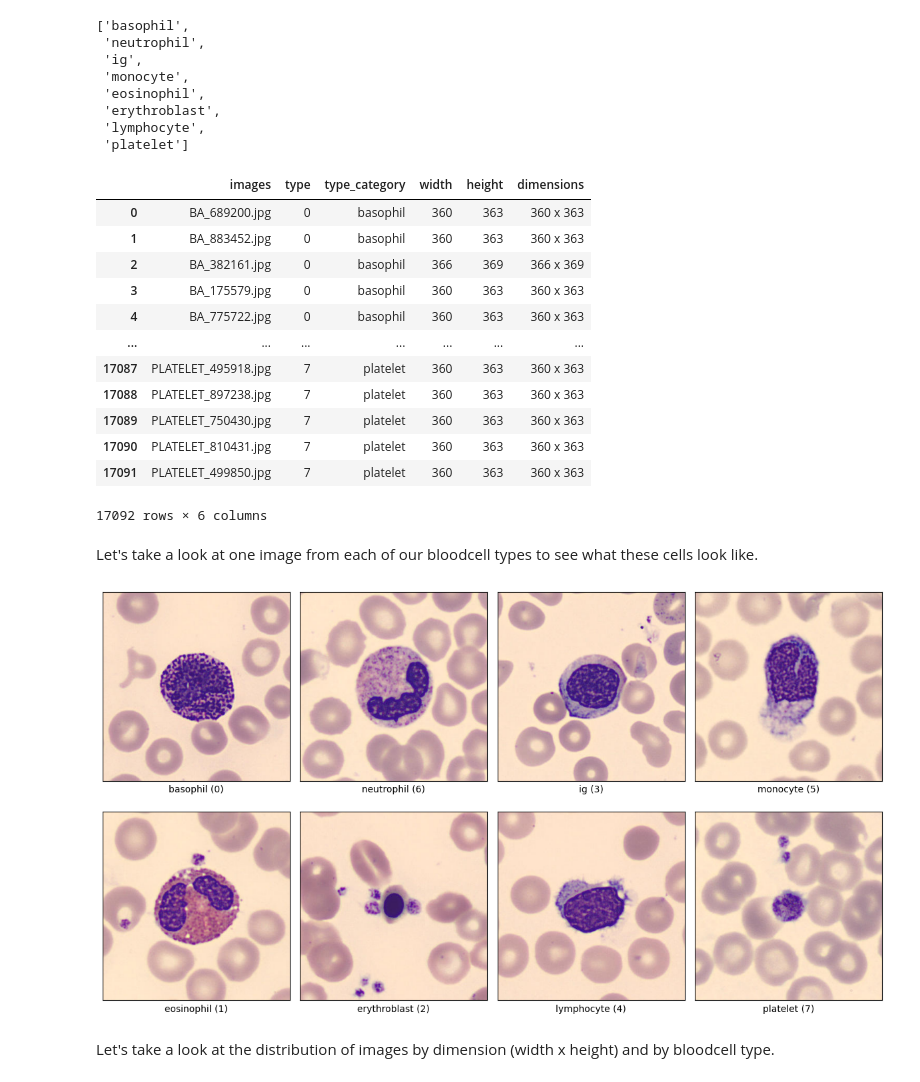
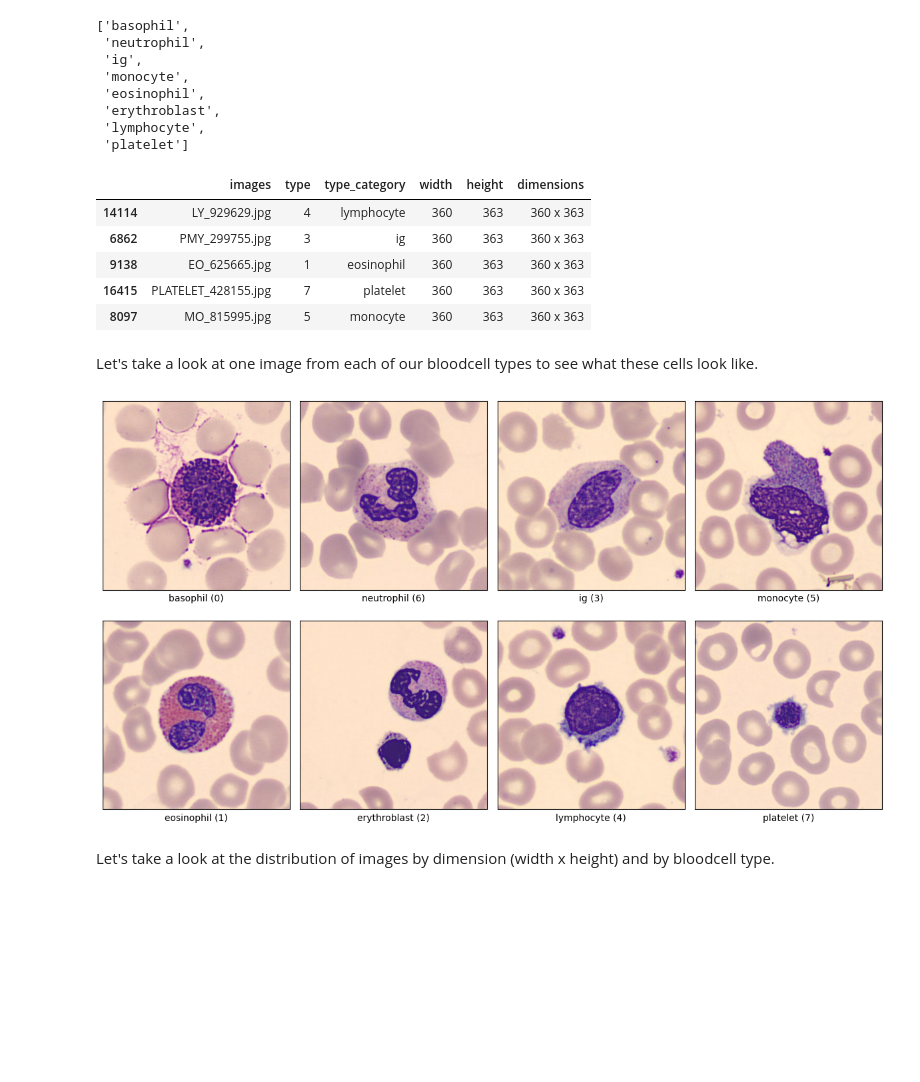
Before and after one commit to amayjain/Bloodcells, a Jupyter notebook: Final.ipynb, the cells around one changed output. Drawn from its saved outputs; the diff is of its cells as text; code cells hidden in the pictures; blank space fills up the shorter version.

```diff
--- a/Final.ipynb
+++ b/Final.ipynb
@@ -106,21 +51,14 @@ def image_df(folder_names):
 # %%
-df = image_df(bloodcells)
+df = fc.image_df(bloodcells)
 
-df
+df.sample(frac = 1).head()
 # %% [output]
 |  | images | type | type_category | width | height | dimensions |
-| 0 | BA_689200.jpg | 0 | basophil | 360 | 363 | 360 x 363 |
-| 1 | BA_883452.jpg | 0 | basophil | 360 | 363 | 360 x 363 |
-| 2 | BA_382161.jpg | 0 | basophil | 366 | 369 | 366 x 369 |
-| 3 | BA_175579.jpg | 0 | basophil | 360 | 363 | 360 x 363 |
-| 4 | BA_775722.jpg | 0 | basophil | 360 | 363 | 360 x 363 |
-| ... | ... | ... | ... | ... | ... | ... |
-| 17087 | PLATELET_495918.jpg | 7 | platelet | 360 | 363 | 360 x 363 |
-| 17088 | PLATELET_897238.jpg | 7 | platelet | 360 | 363 | 360 x 363 |
-| 17089 | PLATELET_750430.jpg | 7 | platelet | 360 | 363 | 360 x 363 |
-| 17090 | PLATELET_810431.jpg | 7 | platelet | 360 | 363 | 360 x 363 |
-| 17091 | PLATELET_499850.jpg | 7 | platelet | 360 | 363 | 360 x 363 |
+| 14114 | LY_929629.jpg | 4 | lymphocyte | 360 | 363 | 360 x 363 |
+| 6862 | PMY_299755.jpg | 3 | ig | 360 | 363 | 360 x 363 |
+| 9138 | EO_625665.jpg | 1 | eosinophil | 360 | 363 | 360 x 363 |
+| 16415 | PLATELET_428155.jpg | 7 | platelet | 360 | 363 | 360 x 363 |
+| 8097 | MO_815995.jpg | 5 | monocyte | 360 | 363 | 360 x 363 |
-17092 rows × 6 columns
 # %% [markdown]
 Let's take a look at one image from each of our bloodcell types to see what these cells look like.
 # %%
@@ -151,7 +89,7 @@ for i in range(len(sample_pics)):
 plt.tight_layout()
 plt.subplots_adjust(top = 0.75, bottom = 0.1)
 # %% [output]
-[figure, old version]
+[figure, new version]
 # %% [markdown]
 Let's take a look at the distribution of images by dimension (width x height) and by bloodcell type.
 # %%
```
Also changed, not shown: parts of 33 cells of this notebook.
